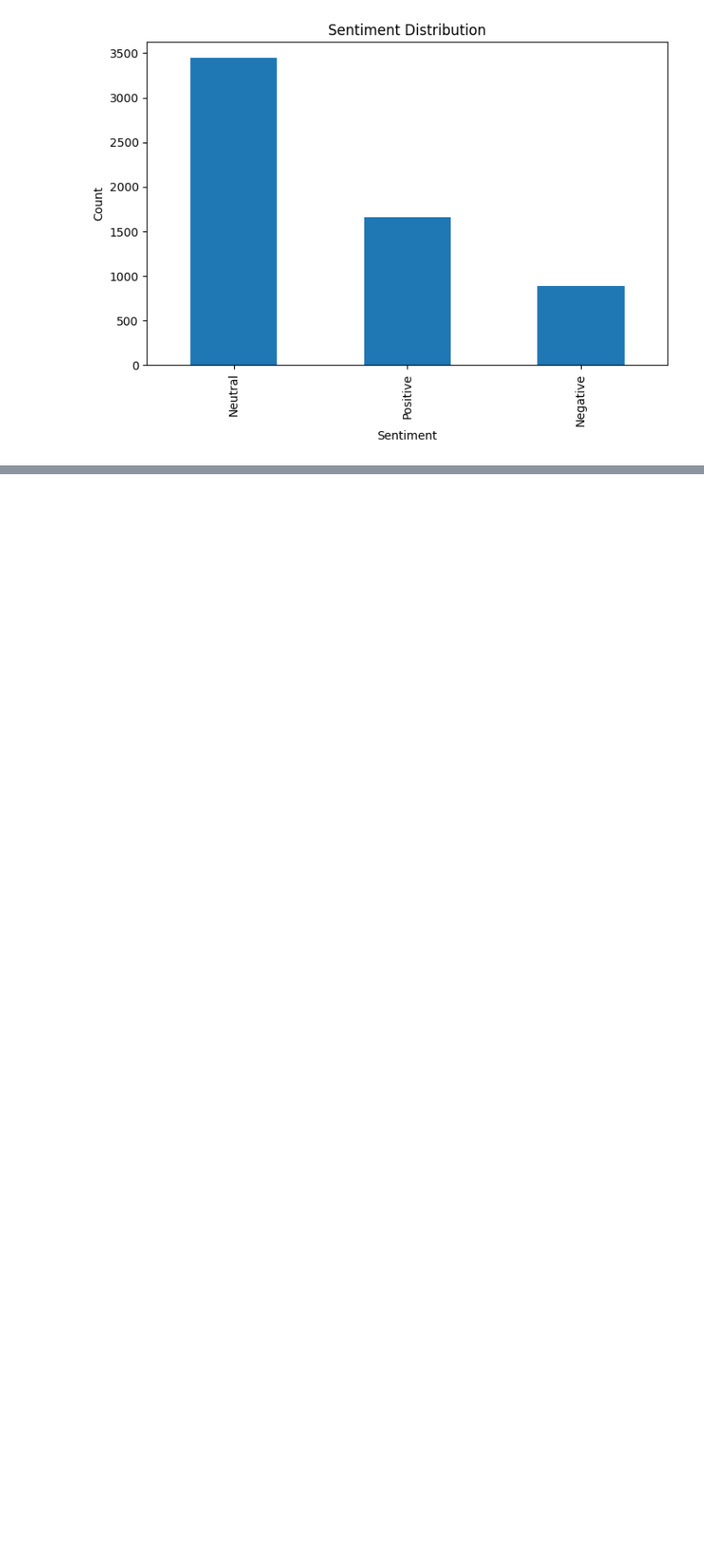
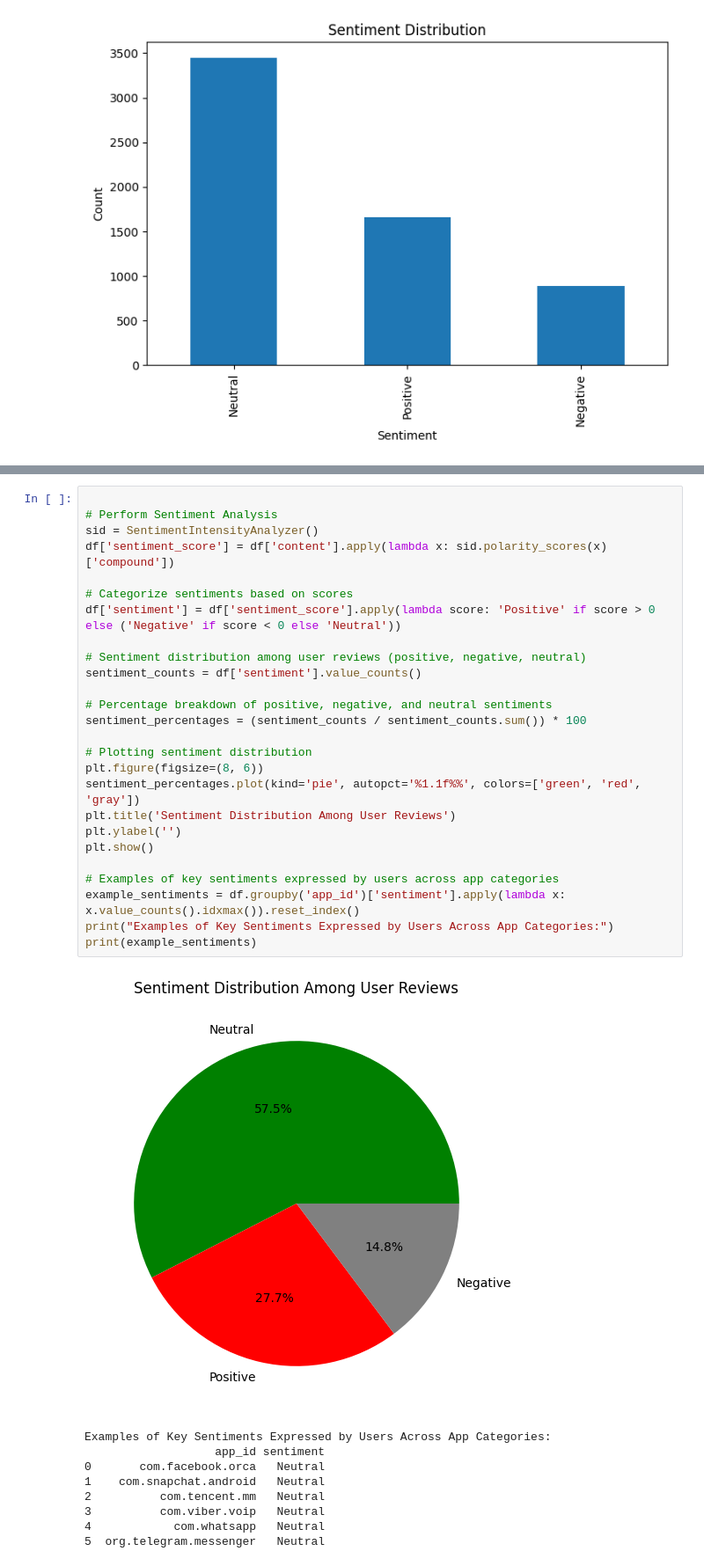
Before and after one commit to ghanaram/Play-store-app-review-analysis, a Jupyter notebook: Play_Store_App_Review_Analysis.ipynb, the cells around one changed output, grey strips where cells are left out. Shown: that part at 88% size. Drawn from its saved outputs; the diff is of its cells as text; blank space fills up the shorter version.

```diff
--- a/Play_Store_App_Review_Analysis.ipynb
+++ b/Play_Store_App_Review_Analysis.ipynb
@@ -171,0 +255,36 @@ plt.show()
+# %%
+
+# Perform Sentiment Analysis
+sid = SentimentIntensityAnalyzer()
+df['sentiment_score'] = df['content'].apply(lambda x: sid.polarity_scores(x)['compound'])
+
+# Categorize sentiments based on scores
+df['sentiment'] = df['sentiment_score'].apply(lambda score: 'Positive' if score > 0 else ('Negative' if score < 0 else 'Neutral'))
+
+# Sentiment distribution among user reviews (positive, negative, neutral)
+sentiment_counts = df['sentiment'].value_counts()
+
+# Percentage breakdown of positive, negative, and neutral sentiments
+sentiment_percentages = (sentiment_counts / sentiment_counts.sum()) * 100
+
+# Plotting sentiment distribution
+plt.figure(figsize=(8, 6))
+sentiment_percentages.plot(kind='pie', autopct='%1.1f%%', colors=['green', 'red', 'gray'])
+plt.title('Sentiment Distribution Among User Reviews')
+plt.ylabel('')
+plt.show()
+
+# Examples of key sentiments expressed by users across app categories
+example_sentiments = df.groupby('app_id')['sentiment'].apply(lambda x: x.value_counts().idxmax()).reset_index()
+print("Examples of Key Sentiments Expressed by Users Across App Categories:")
+print(example_sentiments)
+# %% [output]
+[figure, added]
+Examples of Key Sentiments Expressed by Users Across App Categories:
+                   app_id sentiment
+0       com.facebook.orca   Neutral
+1    com.snapchat.android   Neutral
+2          com.tencent.mm   Neutral
+3          com.viber.voip   Neutral
+4            com.whatsapp   Neutral
+5  org.telegram.messenger   Neutral
```
Also changed, not shown: parts of 9 cells of this notebook.
